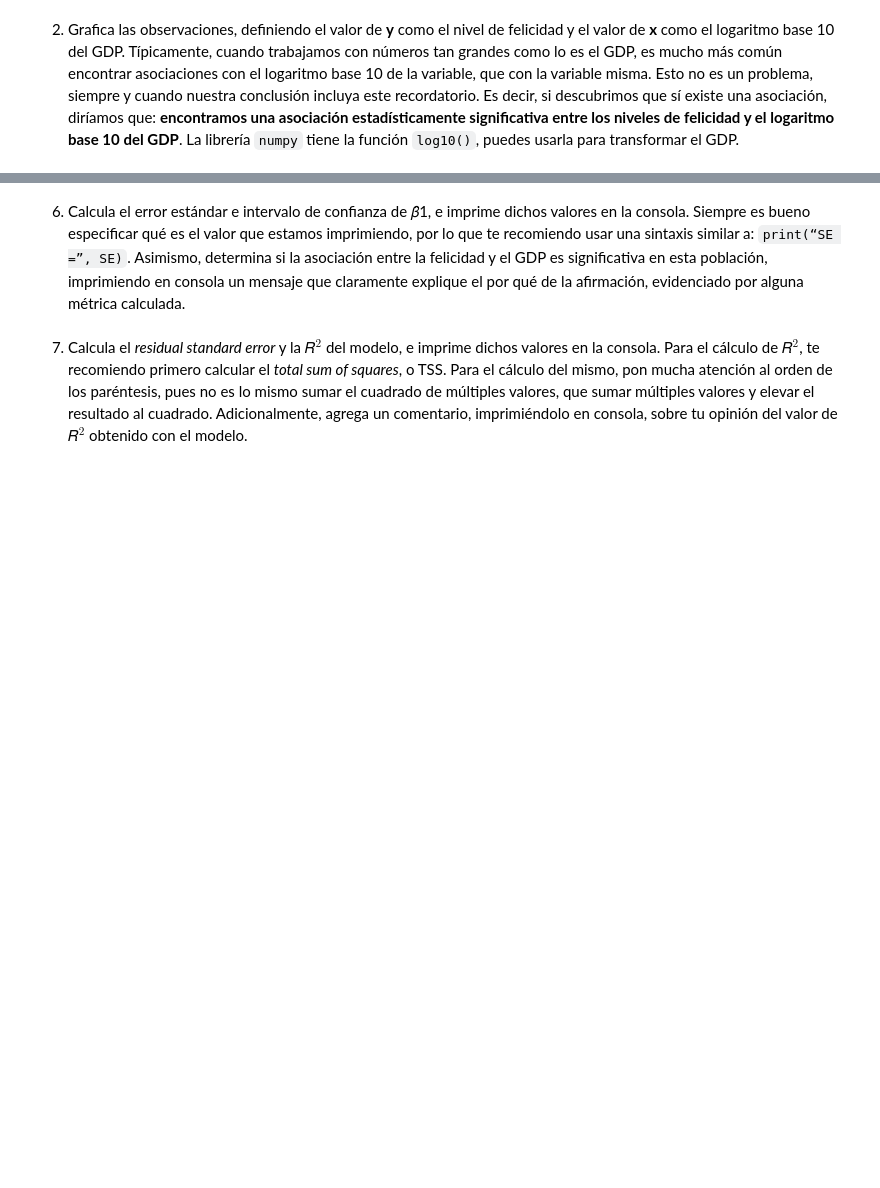
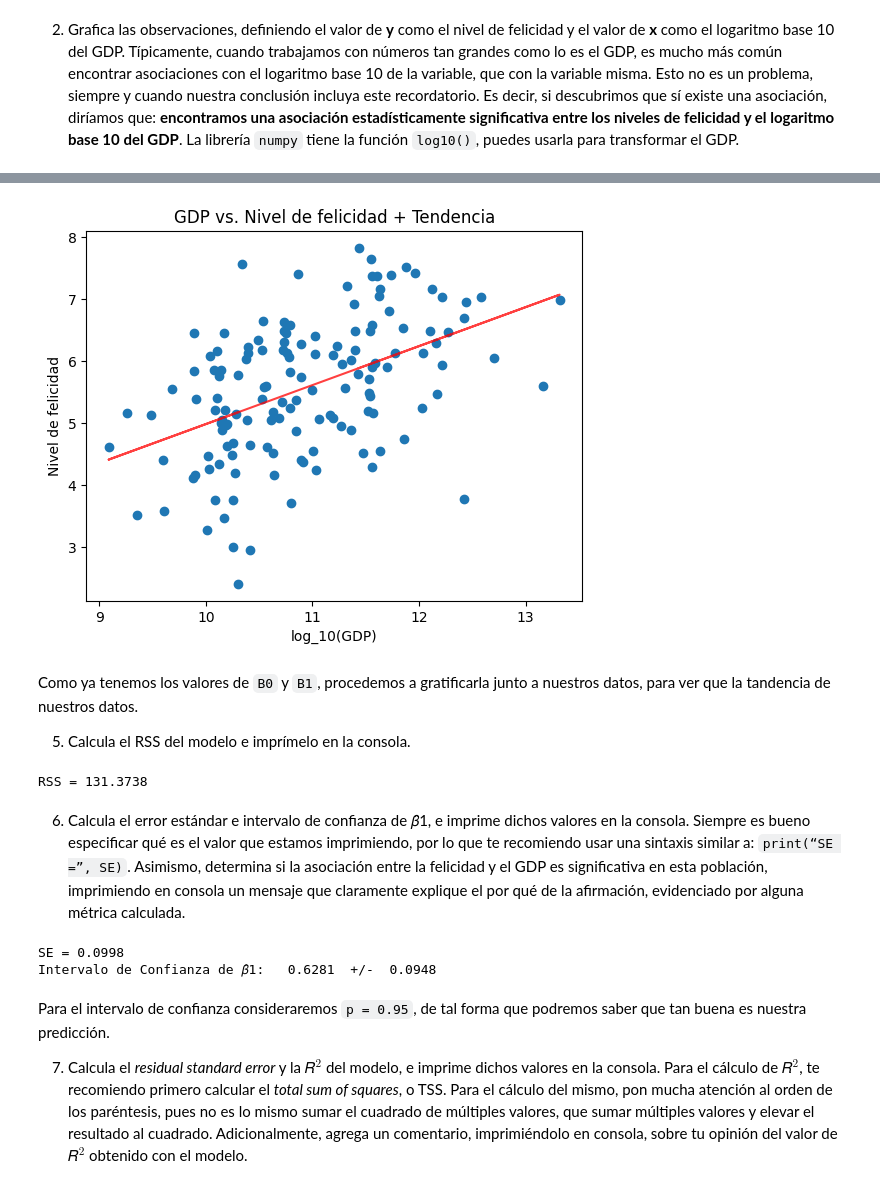
Before and after one commit to LEGG1234567890/Inteligencia_artificial_I, a Jupyter notebook: A1.2 Regresión lineal simple/Regresion_lineal_simple.ipynb, the cells around one changed output, grey strips where cells are left out. Saved outputs shown, nothing was run; the diff lists cells and outputs as text; code cells hidden in the pictures; blank space fills up the shorter version.

```diff
--- a/A1.2 Regresión lineal simple/Regresion_lineal_simple.ipynb
+++ b/A1.2 Regresión lineal simple/Regresion_lineal_simple.ipynb
@@ -21,4 +69,35 @@ Desarrolla los siguientes puntos en una *Jupyter Notebook*, tratando, dentro de
+# %%
+yEst= Bo+(Bi*xDatos)
+plt.scatter(xDatos, yDatos)
+plt.title('GDP vs. Nivel de felicidad + Tendencia')
+plt.plot(xDatos, yEst, c="r", alpha=0.75)
+plt.xlabel("log_10(GDP)")
+plt.ylabel("Nivel de felicidad")
+plt.show()
+%matplotlib inline
+# %% [output]
+[figure, added]
+# %% [markdown]
+Como ya tenemos los valores de `B0` y `B1`, procedemos a gratificarla junto a nuestros datos, para ver que la tandencia de nuestros datos.
+
+5. Calcula el RSS del modelo e imprímelo en la consola.
+# %%
+rss=0
+for i in range(longitud):
+    rss=rss+((yDatos[i]-(Bo+(Bi*xDatos[i])))**2)
+    suma=suma+((xDatos[i]-xMean)**2)
+print("RSS =", round(rss, 4))
+# %% [output]
+RSS = 131.3738
 # %% [markdown]
 6. Calcula el error estándar e intervalo de confianza de 𝛽̂1, e imprime dichos valores en la consola. Siempre es bueno especificar qué es el valor que estamos imprimiendo, por lo que te recomiendo usar una sintaxis similar a: `print(“SE =”, SE)`. Asimismo, determina si la asociación entre la felicidad y el GDP es significativa en esta población, imprimiendo en consola un mensaje que claramente explique el por qué de la afirmación, evidenciado por alguna métrica calculada.
+# %%
+SEBi=sqrt(rss/(suma*(longitud-2)))
+print("SE =", round(SEBi, 4), "\nIntervalo de Confianza de 𝛽̂1:\t", round(Bi, 4), " +/- ", round((0.95*SEBi), 4))
+# %% [output]
+SE = 0.0998
+Intervalo de Confianza de 𝛽̂1:   0.6281  +/-  0.0948
 # %% [markdown]
+Para el intervalo de confianza consideraremos `p = 0.95`, de tal forma que podremos saber que tan buena es nuestra predicción.
+
 7. Calcula el *residual standard error* y la 𝑅$^2$ del modelo, e imprime dichos valores en la consola. Para el cálculo de 𝑅$^2$, te recomiendo primero calcular el *total sum of squares*, o TSS. Para el cálculo del mismo, pon mucha atención al orden de los paréntesis, pues no es lo mismo sumar el cuadrado de múltiples valores, que sumar múltiples valores y elevar el resultado al cuadrado. Adicionalmente, agrega un comentario, imprimiéndolo en consola, sobre tu opinión del valor de 𝑅$^2$ obtenido con el modelo.
```
Also changed, not shown: parts of 12 cells of this notebook, 5 other files.
